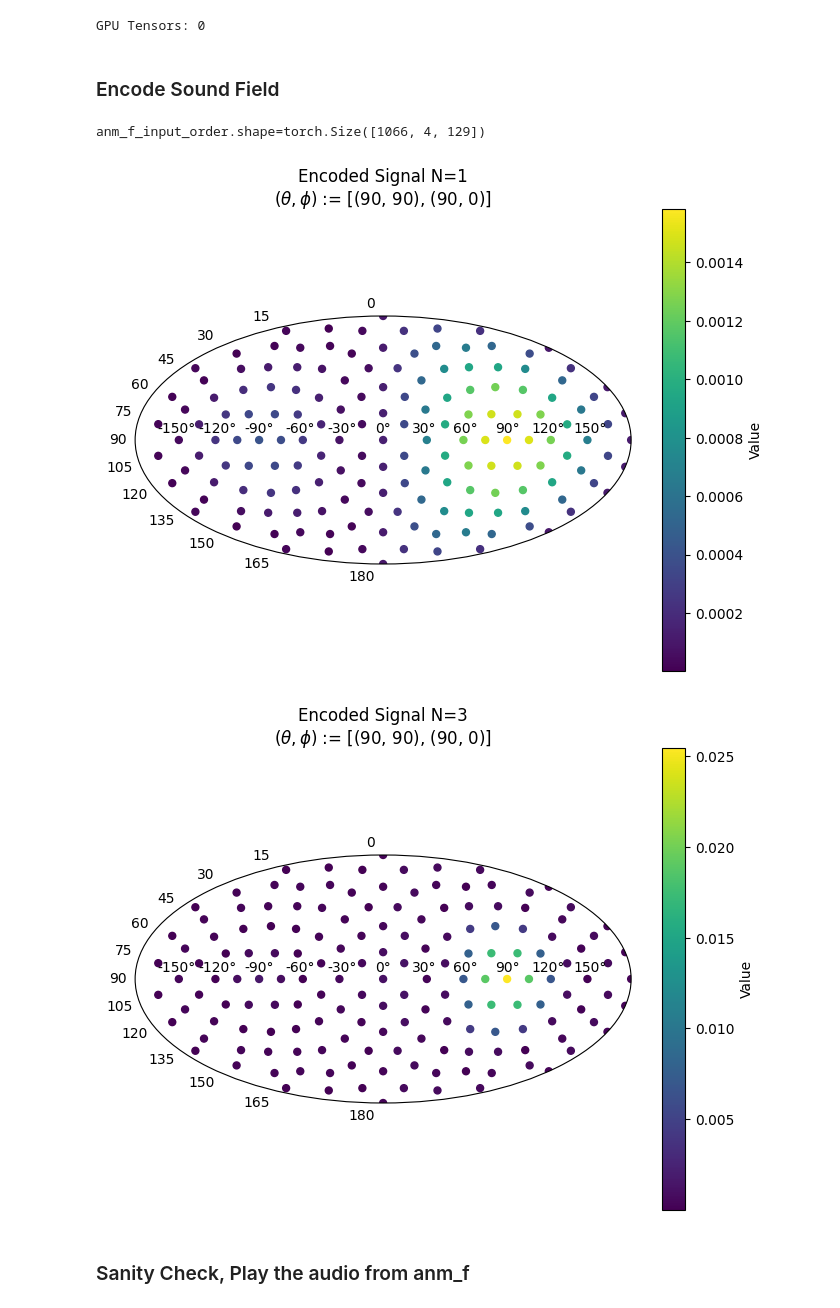
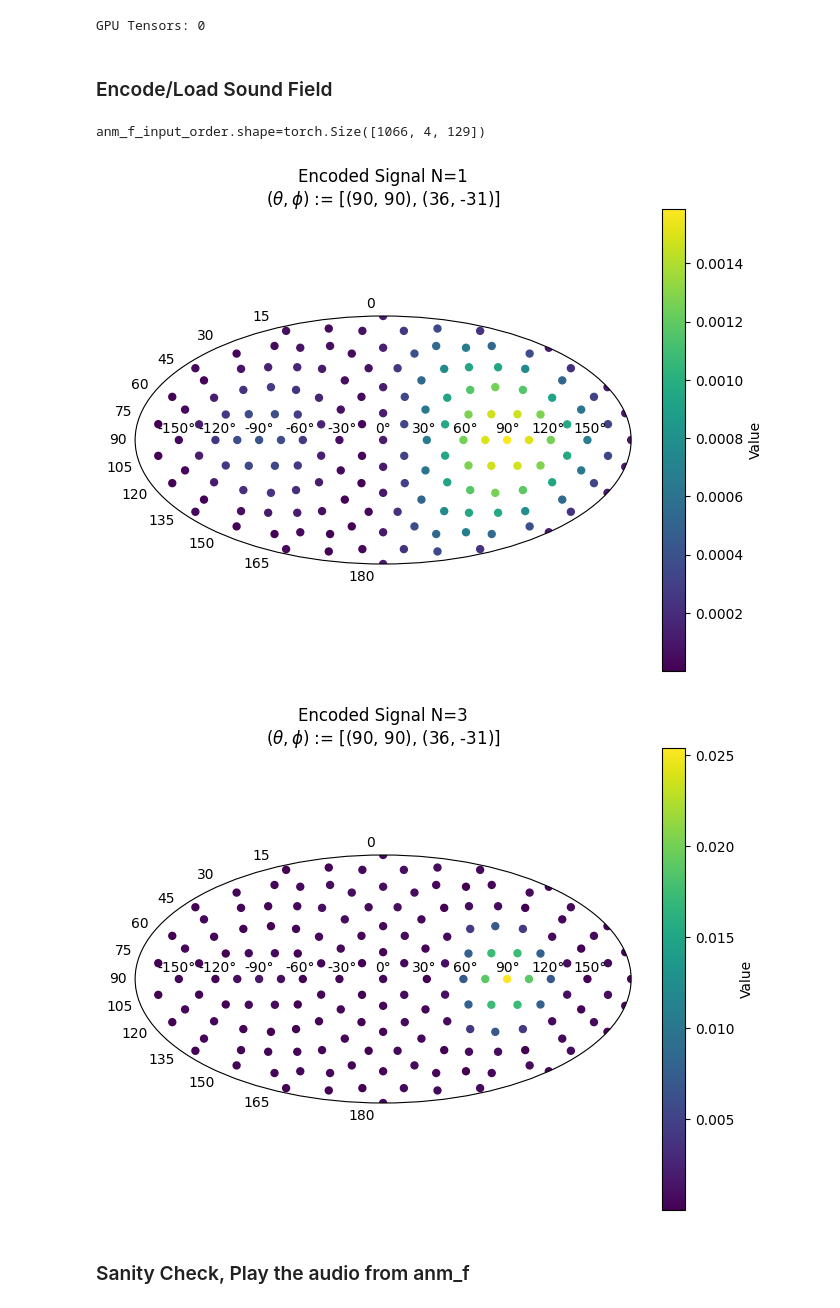
Before and after one commit to Amitmils/AmbisonicUpscaling, a Jupyter notebook: run_script_v2.ipynb, the cells around one changed output. Saved outputs shown, nothing was run; the diff lists cells and outputs as text; code cells hidden in the pictures.

```diff
--- a/run_script_v2.ipynb
+++ b/run_script_v2.ipynb
@@ -138,45 +142,78 @@ mem_status()
 # %% [output]
 GPU Tensors: 0
 # %%
+
 signals = [
     signal_info(
-        signal_path=r"data/sound_files/male_speech.wav",
+        signal_path=r"data/sound_files/male_speech.wav", #24kHz
         th=90,
         ph=90,
         in_rad=False,
     ),
     signal_info(
-        signal_path=r"data/sound_files/female_speech.wav",
-        th=90,
-        ph=0,
+        signal_path=r"data/sound_files/female_speech.wav",#24kHz
+        th=36,
+        ph=-31,
         in_rad=False,
     ),
 ]
 # %% [markdown]
-### Encode Sound Field
+### Encode/Load Sound Field
 # %%
+ENCODE = True
+load_data_path = r"C:\Users\amitmils\Documents\Repo\ACL_General\reverb_anm_t_data.mat"
+grid =  POINTS_162# POINTS_162
 sound_field = SoundField(DEVICE)
-input_order = 1
-upscale_order = 3
+
+
 n_fft = 256
-# [#Windows, #Channels, #FreqBins]
-anm_f_input_order,anm_f_output_order = sound_field.create(
-    signals=signals,
-    input_order=input_order,
-    output_order=upscale_order,
-    SH_type='complex',
-    debug=True,
-    n_fft=n_fft,
-    grid_type=POINTS_162,
-)
+
+if ENCODE:
+    input_order = 1
+    upscale_order = 3
+
+
+    # [#Windows, #Channels, #FreqBins]
+
+
+    anm_f_input_order,anm_f_output_order = sound_field.create(
+        signals=signals,
+        input_order=input_order,
+        output_order=upscale_order,
+        SH_type='complex',
+        debug=True,
+        n_fft=n_fft,
+        grid_type=grid,
+
+    )
+else: #Load
+    anm_f_input_order, anm_f_output_order = sound_field.load(
+        file_path=load_data_path,
+        n_fft=n_fft,
+        grid_type=grid,
+        SH_type="complex",
+        debug=True,
+        t = 2000,
+    )
+    input_order = 1
+    upscale_order = 3
+
+
+# windows,channels,freq_bins
+
+
 anm_f_input_order = anm_f_input_order.permute(2,0,1)
+
+
 anm_f_output_order = anm_f_output_order.permute(2,0,1)
 
+
+
 print(f"{anm_f_input_order.shape=}")
 # %% [output]
 anm_f_input_order.shape=torch.Size([1066, 4, 129])
-[figure, old version]
+[figure, new version]
-[figure, old version]
+[figure, new version]
 # %% [markdown]
 ### Sanity Check, Play the audio from anm_f
 # %%
```
Also changed, not shown: parts of 9 cells of this notebook, 2 other files.
